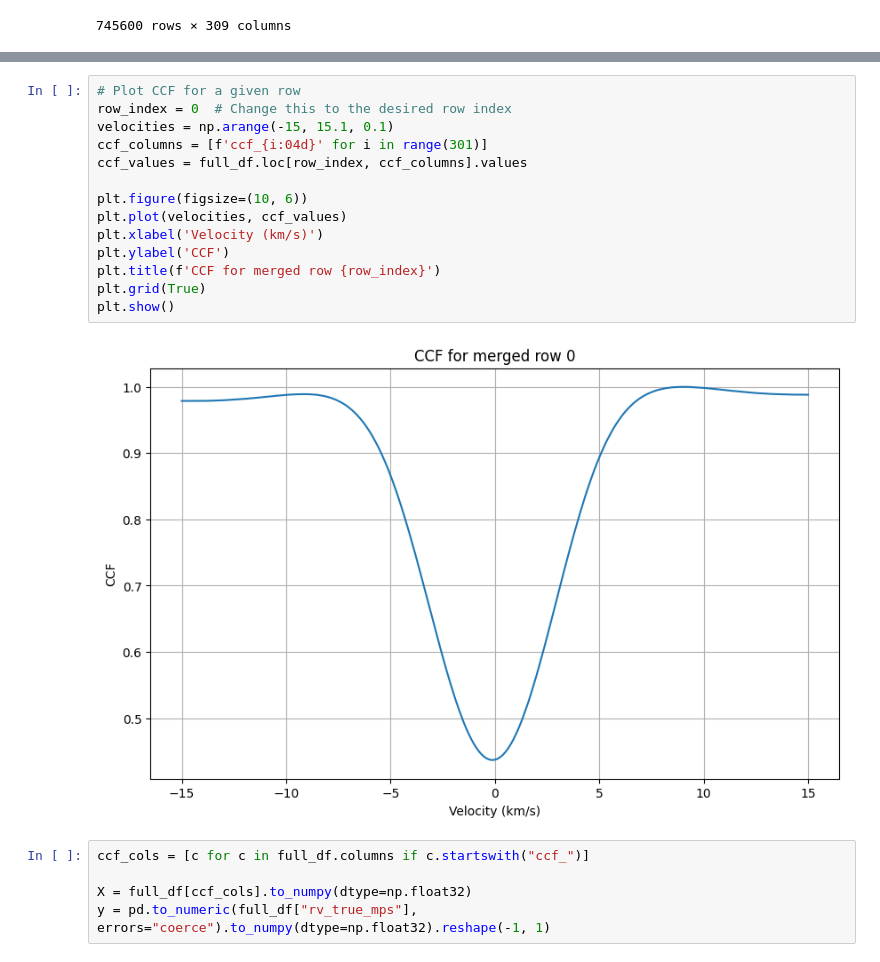
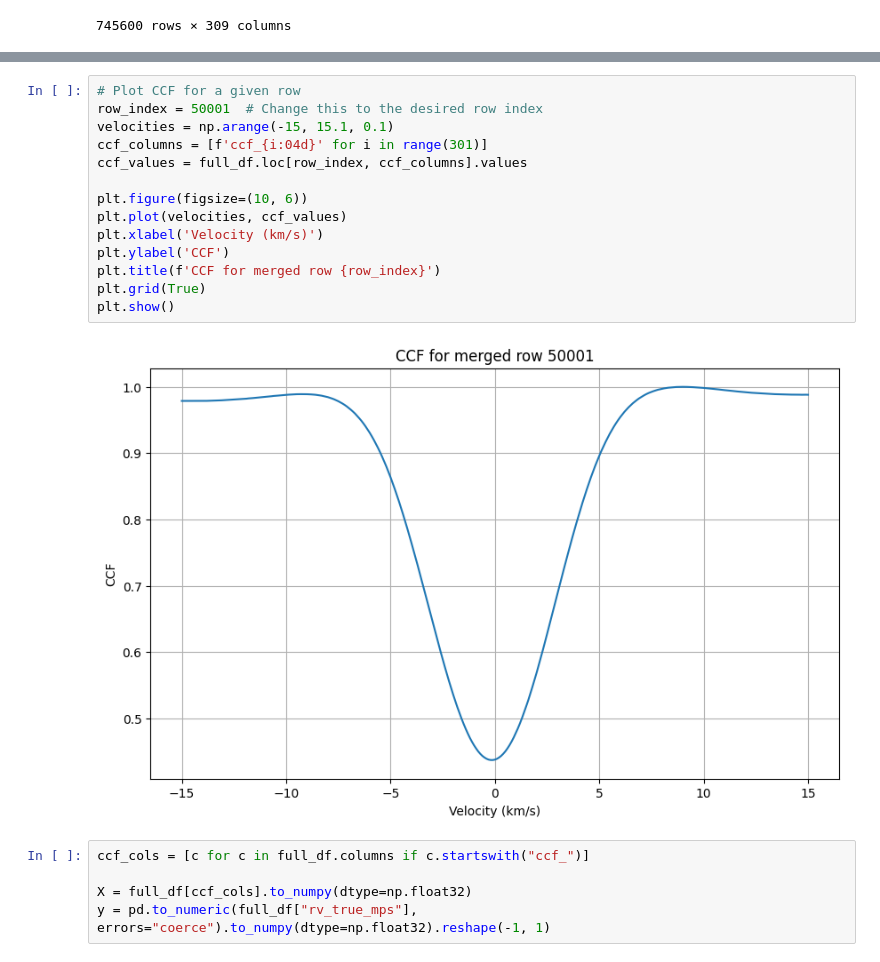
Before and after one commit to vadibekyan/DL_RV_diogo, a Jupyter notebook: DL_RV_init.ipynb, the cells around one changed output, grey strips where cells are left out. Drawn from its saved outputs; the diff is of its cells as text.

```diff
--- a/DL_RV_init.ipynb
+++ b/DL_RV_init.ipynb
@@ -111,19 +147,19 @@ full_df
 # %%
 # Plot CCF for a given row
-row_index = 0  # Change this to the desired row index
+row_index = 50001  # Change this to the desired row index
 velocities = np.arange(-15, 15.1, 0.1)
 ccf_columns = [f'ccf_{i:04d}' for i in range(301)]
 ccf_values = full_df.loc[row_index, ccf_columns].values
 
 plt.figure(figsize=(10, 6))
 plt.plot(velocities, ccf_values)
 plt.xlabel('Velocity (km/s)')
 plt.ylabel('CCF')
 plt.title(f'CCF for merged row {row_index}')
 plt.grid(True)
 plt.show()
 # %% [output]
-[figure, old version]
+[figure, new version]
 # %%
 ccf_cols = [c for c in full_df.columns if c.startswith("ccf_")]
 
```
Also changed, not shown: parts of 5 cells of this notebook, 22 other files.
